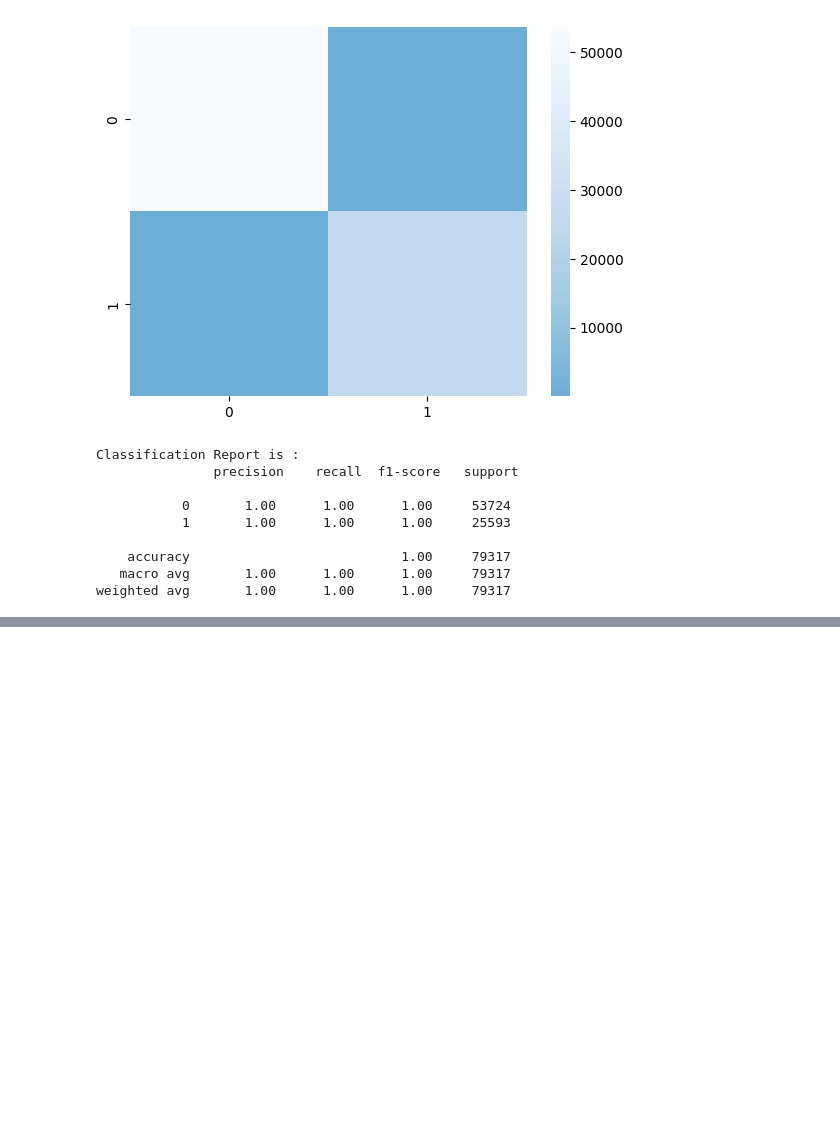
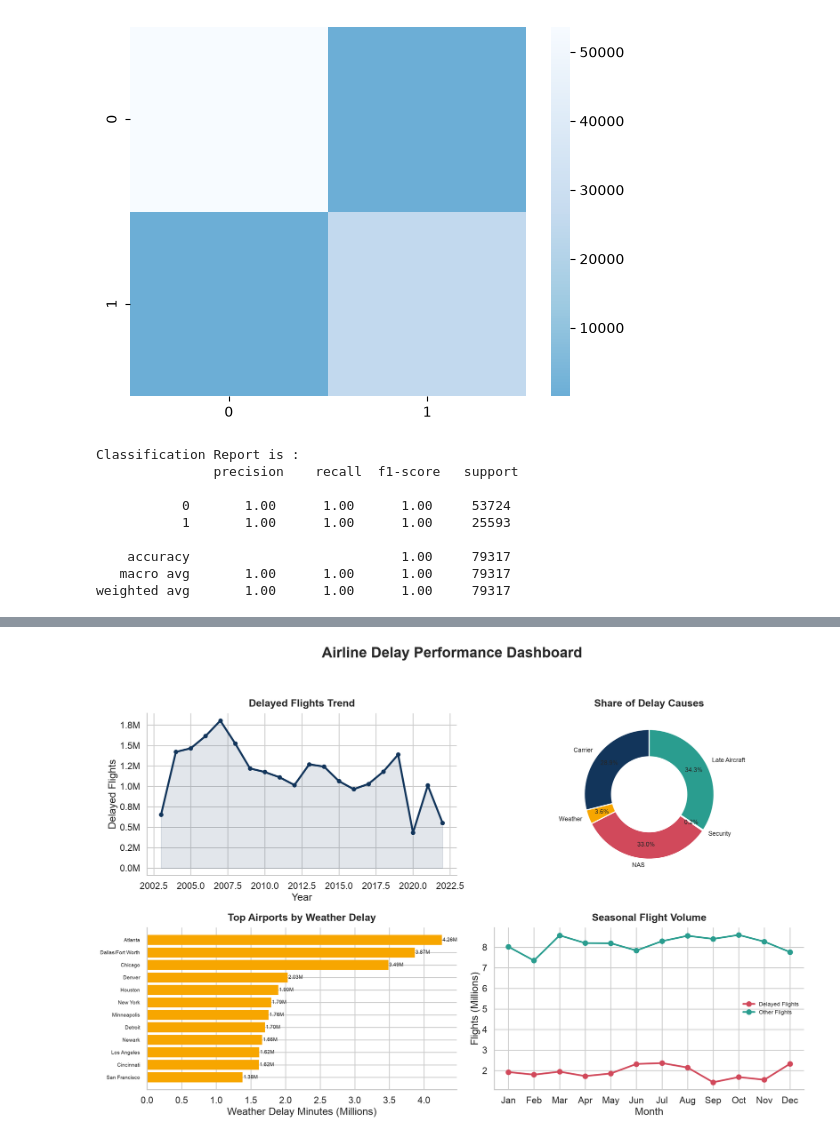
Before and after one commit to mohamedrafat9/DL, a Jupyter notebook: airline_delay_cause.ipynb, the cells around one changed output, grey strips where cells are left out. Saved outputs shown, nothing was run; the diff lists cells and outputs as text; code cells hidden in the pictures; blank space fills up the shorter version.

```diff
--- a/airline_delay_cause.ipynb
+++ b/airline_delay_cause.ipynb
@@ -401,0 +387,91 @@ weighted avg       1.00      1.00      1.00     79317
+# %%
+# Load the original data again so customer-facing dimensions are preserved
+import pandas as pd
+import numpy as np
+import matplotlib.pyplot as plt
+import seaborn as sns
+from pathlib import Path
+import glob
+candidates = [
+    Path("airline-delay-cause-dataset/Airline_Delay_Cause.csv"),
+    Path("/content/airline-delay-cause-dataset/Airline_Delay_Cause.csv")
+] + [Path(p) for p in glob.glob("**/Airline_Delay_Cause.csv", recursive=True)]
+csv_path = next((p for p in candidates if p.exists()), None)
+if csv_path is None:
+    raise FileNotFoundError("Airline_Delay_Cause.csv was not found. Add the Kaggle dataset CSV to the notebook workspace.")
+raw = pd.read_csv(csv_path)
+raw = raw.dropna(subset=['arr_flights', 'arr_del15', 'carrier_ct', 'weather_ct',
+                         'nas_ct', 'security_ct', 'late_aircraft_ct',
+                         'arr_delay', 'carrier_delay', 'weather_delay',
+                         'nas_delay', 'security_delay', 'late_aircraft_delay'])
+
+palette = ['#12355B', '#F7A600', '#D1495B', '#7B2CBF', '#2A9D8F', '#6C757D']
+sns.set_theme(style='whitegrid', context='talk')
+
+fig, axes = plt.subplots(2, 2, figsize=(18, 12), dpi=150)
+fig.suptitle('Airline Delay Performance Dashboard', fontsize=26, weight='bold', y=0.995)
+
+# 1. Delayed flights by year
+annual = raw.groupby('year')['arr_del15'].sum().astype(int)
+ax = axes[0, 0]
+annual.plot(ax=ax, color=palette[0], linewidth=3.5, marker='o', markersize=7)
+ax.fill_between(annual.index, annual.values, alpha=0.12, color=palette[0])
+ax.set_title('Delayed Flights Trend', weight='bold', pad=12)
+ax.set_xlabel('Year')
+ax.set_ylabel('Delayed Flights')
+ax.yaxis.set_major_formatter(lambda x, pos: f'{x/1e6:.1f}M')
+ax.spines[['top','right']].set_visible(False)
+
+# 2. Delay-cause share
+cause_cols = {
+    'Carrier': 'carrier_ct', 'Weather': 'weather_ct', 'NAS': 'nas_ct',
+    'Security': 'security_ct', 'Late Aircraft': 'late_aircraft_ct'
+}
+cause_totals = raw[list(cause_cols.values())].sum()
+labels = list(cause_cols.keys())
+colors = [palette[0], palette[1], palette[2], palette[3], palette[4]]
+ax = axes[0, 1]
+wedges, texts, autotexts = ax.pie(cause_totals, labels=labels, colors=colors,
+                                   autopct='%1.1f%%', startangle=90,
+                                   wedgeprops={'width': 0.42, 'edgecolor': 'white', 'linewidth': 2},
+                                   pctdistance=0.78)
+for t in texts + autotexts:
+    t.set_fontsize(11)
+ax.set_title('Share of Delay Causes', weight='bold', pad=12)
+
+# 3. Top 12 airports by weather-delay minutes
+weather_airports = (raw.groupby('airport_name')['weather_delay'].sum()
+                    .sort_values(ascending=False).head(12)
+                    .sort_values(ascending=True))
+ax = axes[1, 0]
+weather_airports.index = weather_airports.index.str.split(',').str[0]
+y_pos = np.arange(len(weather_airports))
+ax.barh(y_pos, weather_airports.values / 1e6, color=palette[1], edgecolor='none')
+ax.set_yticks(y_pos, weather_airports.index, fontsize=9)
+ax.set_xlabel('Weather Delay Minutes (Millions)')
+ax.set_title('Top Airports by Weather Delay', weight='bold', pad=12)
+ax.spines[['top','right']].set_visible(False)
+for i, v in enumerate(weather_airports.values / 1e6):
+    ax.text(v + 0.01, i, f'{v:.2f}M', va='center', fontsize=9)
+
+# 4. Flights delayed versus on-time by month
+monthly = raw.groupby('month').agg(delayed=('arr_del15','sum'), flights=('arr_flights','sum'))
+monthly['on_time'] = monthly['flights'] - monthly['delayed']
+ax = axes[1, 1]
+month_names = ['Jan','Feb','Mar','Apr','May','Jun','Jul','Aug','Sep','Oct','Nov','Dec']
+ax.plot(monthly.index, monthly['delayed']/1e6, marker='o', linewidth=3,
+        color=palette[2], label='Delayed Flights')
+ax.plot(monthly.index, monthly['on_time']/1e6, marker='o', linewidth=3,
+        color=palette[4], label='Other Flights')
+ax.set_xticks(range(1,13), month_names)
+ax.set_title('Seasonal Flight Volume', weight='bold', pad=12)
+ax.set_xlabel('Month')
+ax.set_ylabel('Flights (Millions)')
+ax.legend(frameon=False, fontsize=10)
+ax.spines[['top','right']].set_visible(False)
+
+plt.tight_layout(rect=[0, 0, 1, 0.96])
+plt.savefig('airline_delay_executive_dashboard.png', dpi=220, bbox_inches='tight', facecolor='white')
+plt.show()
+# %% [output]
+[figure, added]
```
Also changed, not shown: parts of 19 cells of this notebook, 4 other files.
